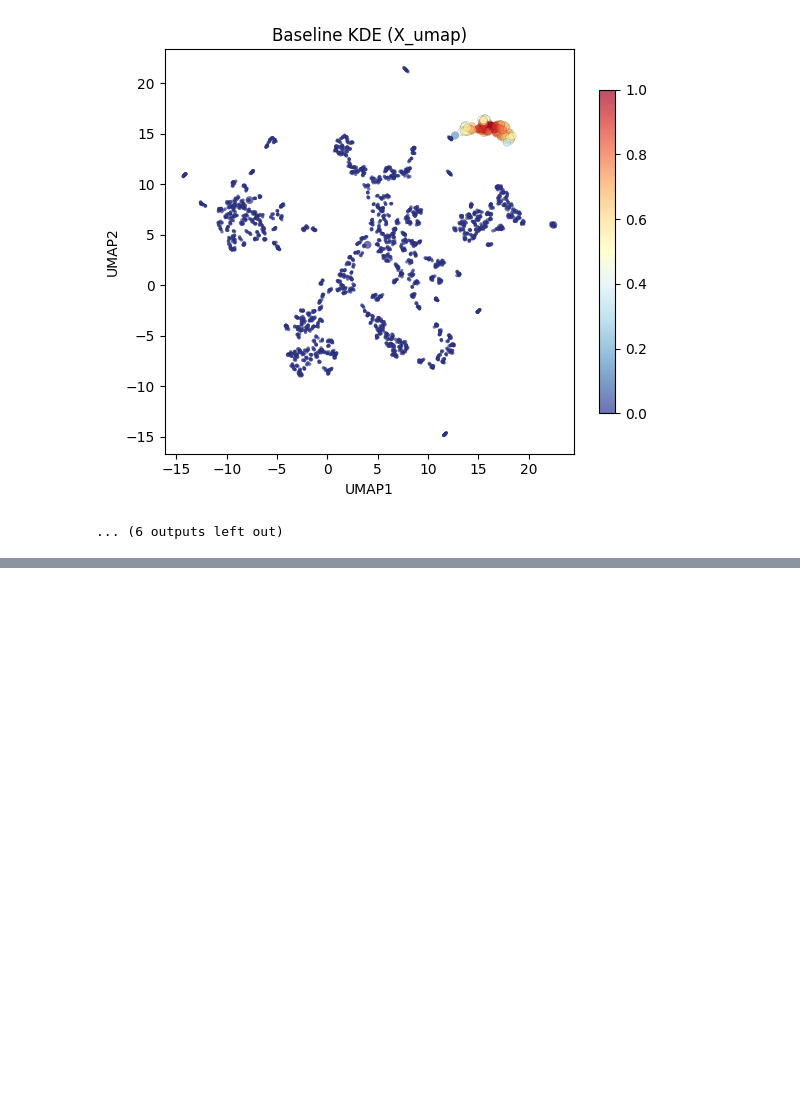
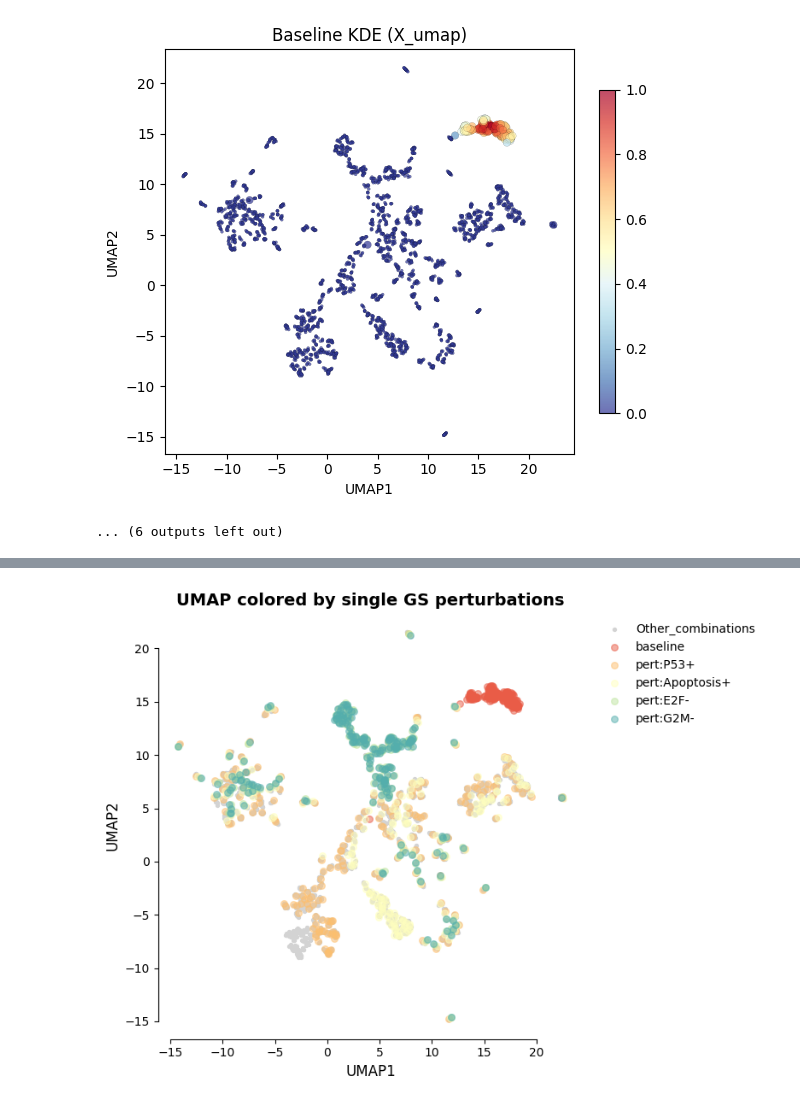
Before and after one commit to issacgoh-helical/HelicalxEli, a Jupyter notebook: cookbooks/simple_GS_sim/GS_sim_v2.ipynb, the cells around one changed output, grey strips where cells are left out. Cells and saved outputs as stored; diff of their text form; code cells hidden in the pictures; blank space fills up the shorter version.

```diff
--- a/cookbooks/simple_GS_sim/GS_sim_v2.ipynb
+++ b/cookbooks/simple_GS_sim/GS_sim_v2.ipynb
@@ -497,0 +599,47 @@ Name: cosine_distance, dtype: float64
+# %%
+import matplotlib.pyplot as plt
+import seaborn as sns
+import numpy as np
+import scanpy as sc
+
+# Define highlighted groups explicitly
+highlighted_groups = [
+    'baseline',
+    'pert:P53+',
+    'pert:Apoptosis+',
+    'pert:E2F-',
+    'pert:G2M-'
+]
+
+# Create color mapping explicitly
+palette = sns.color_palette("Spectral", len(highlighted_groups))
+group_colors = dict(zip(highlighted_groups, palette))
+
+# Setup figure explicitly
+fig, ax = plt.subplots(figsize=(8, 6))
+
+# Plot non-highlighted cells (background) explicitly
+background_mask = ~adata_emb.obs['sim_type'].isin(highlighted_groups)
+X_bg = adata_emb.obsm['X_umap'][background_mask]
+ax.scatter(X_bg[:, 0], X_bg[:, 1], c='lightgray', s=8, alpha=1, label='Other_combinations', rasterized=True)
+
+# Plot each highlighted group explicitly
+for group in highlighted_groups:
+    idx = adata_emb.obs['sim_type'] == group
+    X_group = adata_emb.obsm['X_umap'][idx]
+    ax.scatter(X_group[:, 0], X_group[:, 1],
+               c=[group_colors[group]],
+               s=30, alpha=0.5, label=group, rasterized=True)
+
+# Finalize aesthetics clearly
+ax.set_xlabel('UMAP1', fontsize=12)
+ax.set_ylabel('UMAP2', fontsize=12)
+ax.set_title('UMAP colored by single GS perturbations', fontsize=14, fontweight='bold')
+ax.legend(frameon=False, bbox_to_anchor=(1.02, 1), loc='upper left')
+ax.grid(False)
+sns.despine(trim=True)
+
+plt.tight_layout()
+plt.show()
+# %% [output]
+[figure, added]
```
Also changed, not shown: parts of 18 cells of this notebook, 2 other files.
